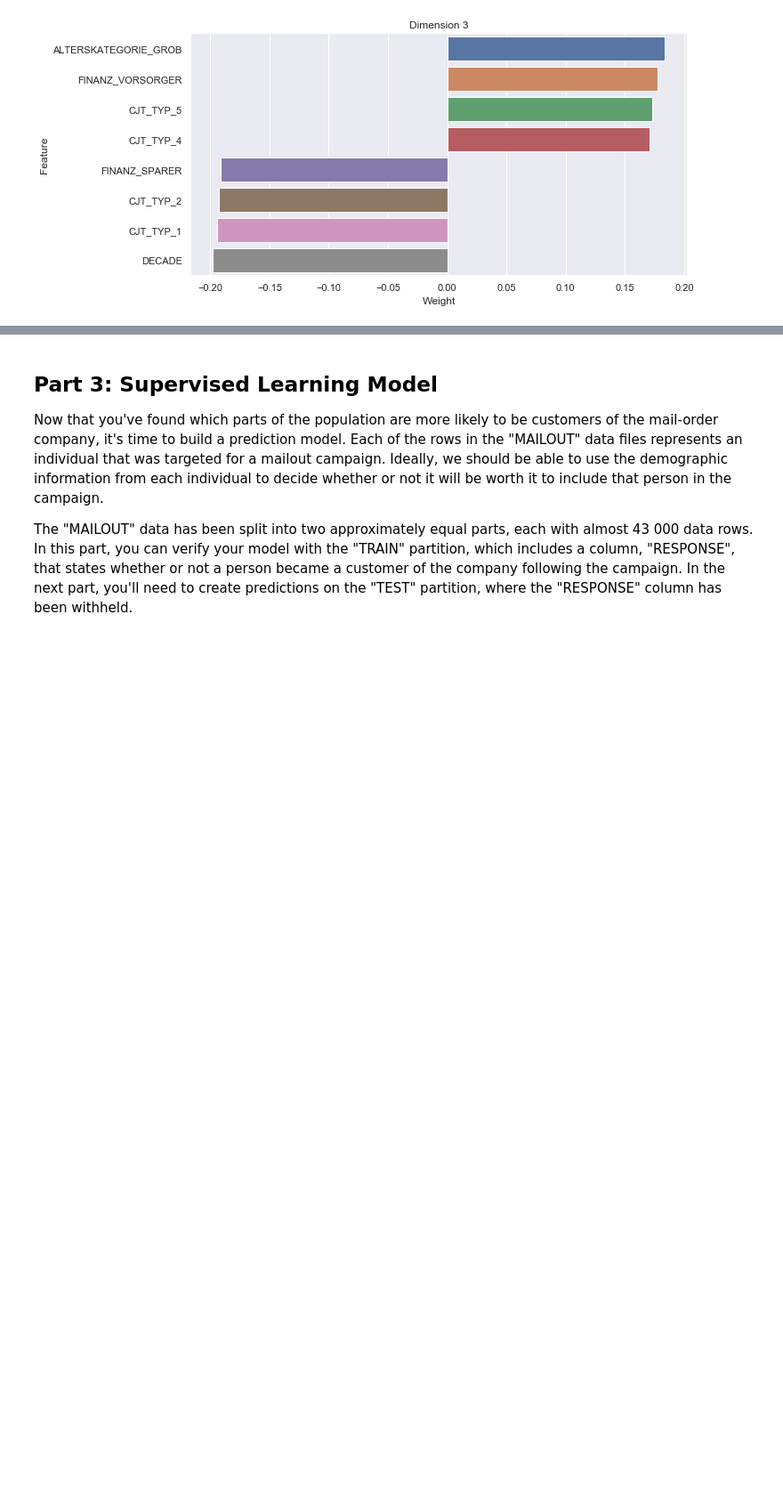
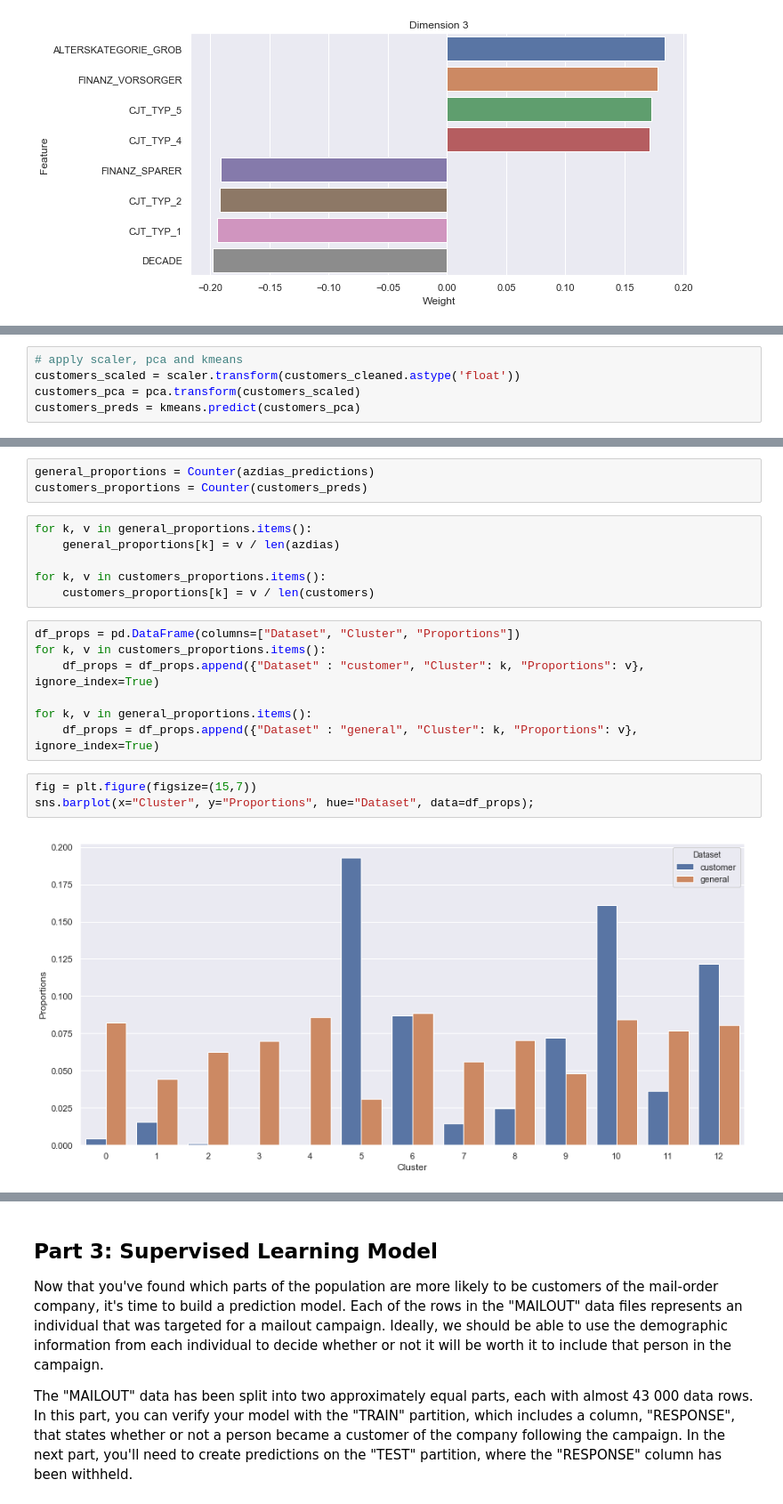
Before and after one commit to michanN/capstone-arvato, a Jupyter notebook: Arvato Project Workbook.ipynb, the cells around one changed output, grey strips where cells are left out. Shown at 89% size. Drawn from its saved outputs; the diff is of its cells as text; blank space fills up the shorter version.

```diff
--- a/Arvato Project Workbook.ipynb
+++ b/Arvato Project Workbook.ipynb
@@ -498,0 +587,5 @@ plot_pca(dim3, 3)
+# %%
+# apply scaler, pca and kmeans
+customers_scaled = scaler.transform(customers_cleaned.astype('float'))
+customers_pca = pca.transform(customers_scaled)
+customers_preds = kmeans.predict(customers_pca)
@@ -498,0 +596,21 @@ plot_pca(dim3, 3)
+# %%
+general_proportions = Counter(azdias_predictions)
+customers_proportions = Counter(customers_preds)
+# %%
+for k, v in general_proportions.items():
+    general_proportions[k] = v / len(azdias)
+
+for k, v in customers_proportions.items():
+    customers_proportions[k] = v / len(customers)
+# %%
+df_props = pd.DataFrame(columns=["Dataset", "Cluster", "Proportions"])
+for k, v in customers_proportions.items():
+    df_props = df_props.append({"Dataset" : "customer", "Cluster": k, "Proportions": v}, ignore_index=True)
+
+for k, v in general_proportions.items():
+    df_props = df_props.append({"Dataset" : "general", "Cluster": k, "Proportions": v}, ignore_index=True)
+# %%
+fig = plt.figure(figsize=(15,7))
+sns.barplot(x="Cluster", y="Proportions", hue="Dataset", data=df_props);
+# %% [output]
+[figure, added]
```
Also changed, not shown: parts of 35 cells of this notebook, 4 other files.
